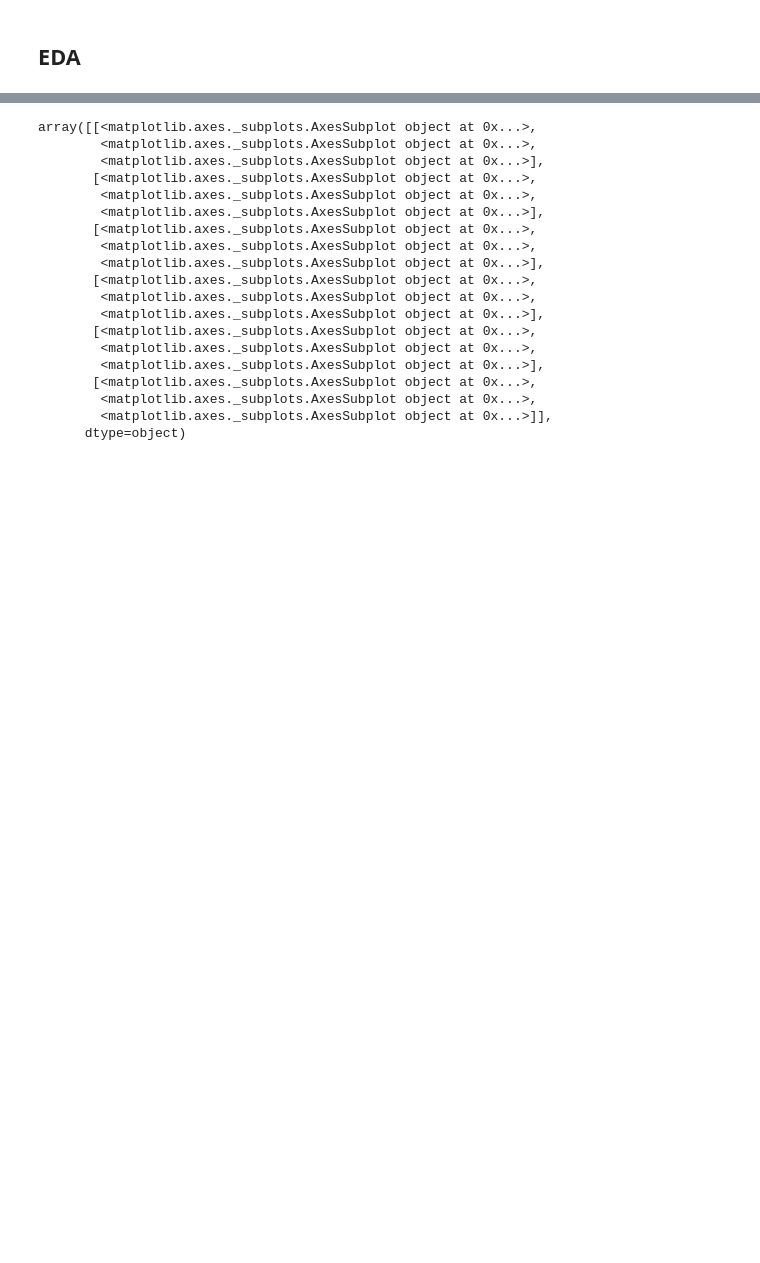
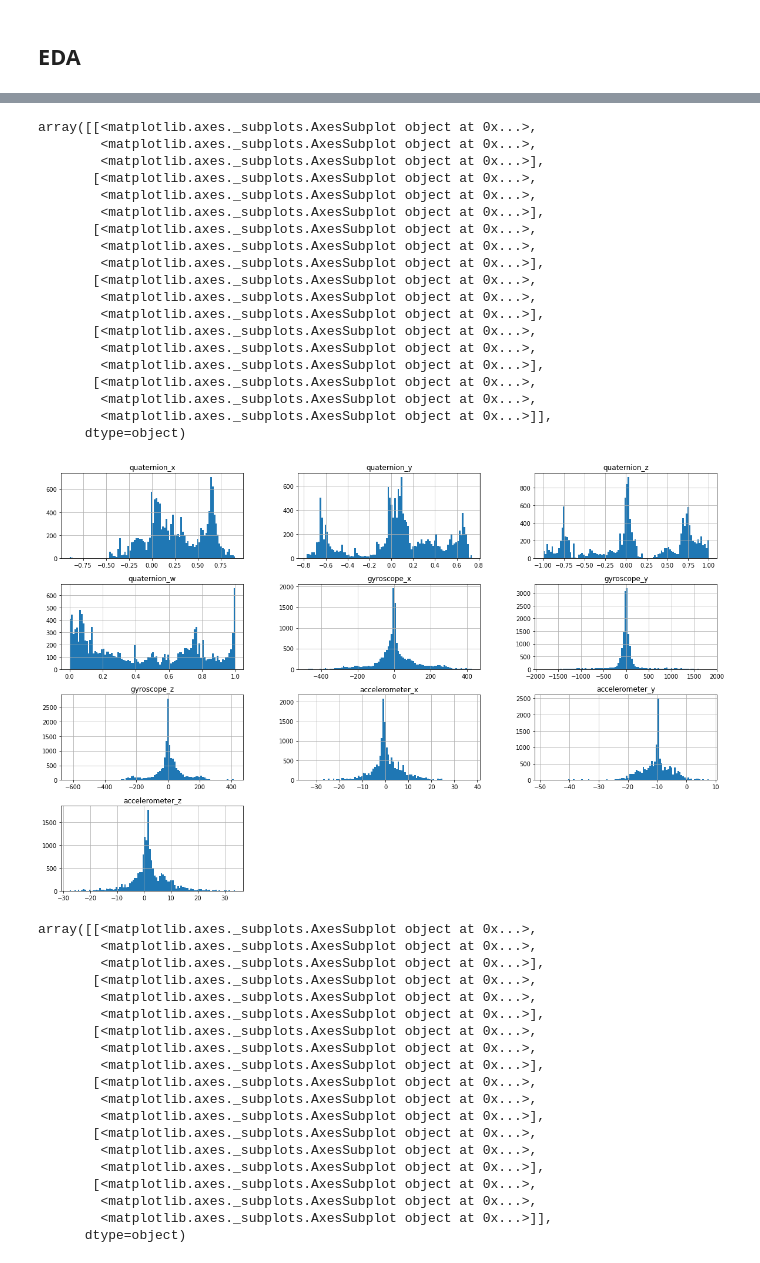
Before and after one commit to hkevincho/Pison, a Jupyter notebook: Pison_challenge.ipynb, the cells around one changed output, grey strips where cells are left out. Cells and saved outputs as stored; diff of their text form; code cells hidden in the pictures; blank space fills up the shorter version.

```diff
--- a/Pison_challenge.ipynb
+++ b/Pison_challenge.ipynb
@@ -56,3 +122,37 @@ data shape: (14981, 17)
+# %%
+# Histogram of each columns
+col_see = [  'quaternion_x',
+             'quaternion_y',
+             'quaternion_z',
+             'quaternion_w',
+             'gyroscope_x',
+             'gyroscope_y',
+             'gyroscope_z',
+             'accelerometer_x',
+             'accelerometer_y',
+             'accelerometer_z']
+df_raw.hist(column=col_see, bins=100, layout=(6, 3), figsize=(20, 20))
+# %% [output]
+array([[<matplotlib.axes._subplots.AxesSubplot object at 0x...>,
+        <matplotlib.axes._subplots.AxesSubplot object at 0x...>,
+        <matplotlib.axes._subplots.AxesSubplot object at 0x...>],
+       [<matplotlib.axes._subplots.AxesSubplot object at 0x...>,
+        <matplotlib.axes._subplots.AxesSubplot object at 0x...>,
+        <matplotlib.axes._subplots.AxesSubplot object at 0x...>],
+       [<matplotlib.axes._subplots.AxesSubplot object at 0x...>,
+        <matplotlib.axes._subplots.AxesSubplot object at 0x...>,
+        <matplotlib.axes._subplots.AxesSubplot object at 0x...>],
+       [<matplotlib.axes._subplots.AxesSubplot object at 0x...>,
+        <matplotlib.axes._subplots.AxesSubplot object at 0x...>,
+        <matplotlib.axes._subplots.AxesSubplot object at 0x...>],
+       [<matplotlib.axes._subplots.AxesSubplot object at 0x...>,
+        <matplotlib.axes._subplots.AxesSubplot object at 0x...>,
+        <matplotlib.axes._subplots.AxesSubplot object at 0x...>],
+       [<matplotlib.axes._subplots.AxesSubplot object at 0x...>,
+        <matplotlib.axes._subplots.AxesSubplot object at 0x...>,
+        <matplotlib.axes._subplots.AxesSubplot object at 0x...>]],
+      dtype=object)
+[figure, added]
 # %%
 df_raw.plot(subplots=True, layout=(6, 3), figsize=(20, 20))
 # %% [output]
```
Also changed, not shown: parts of 52 cells of this notebook.
